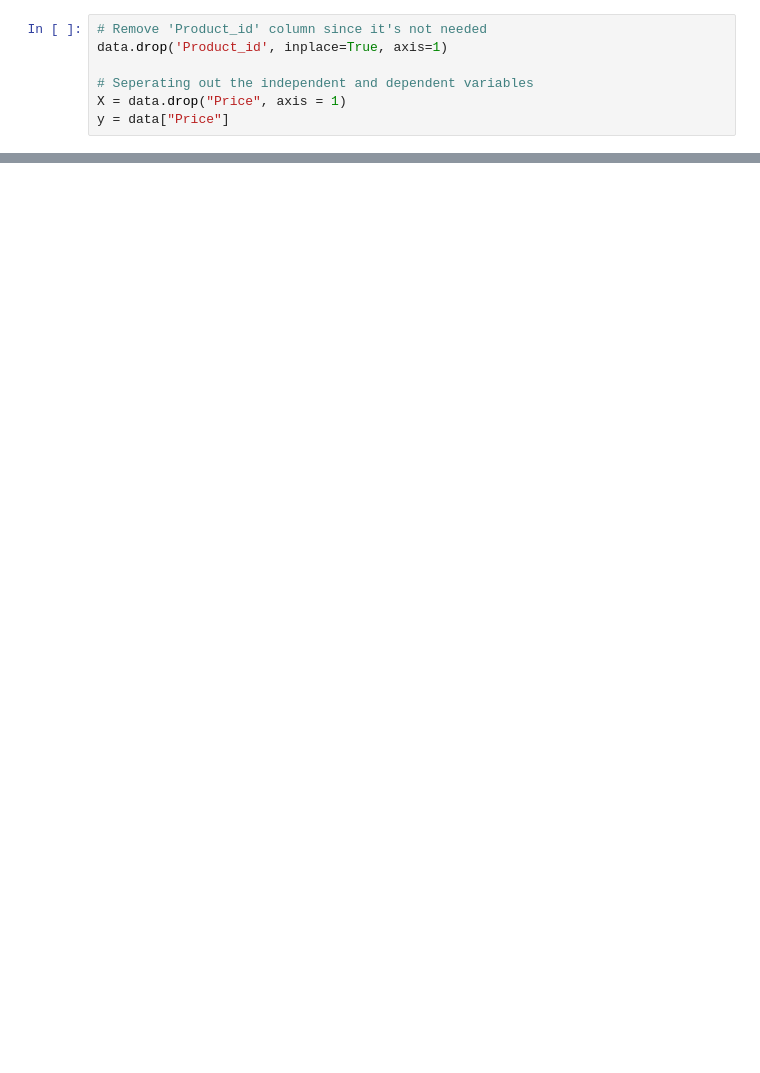
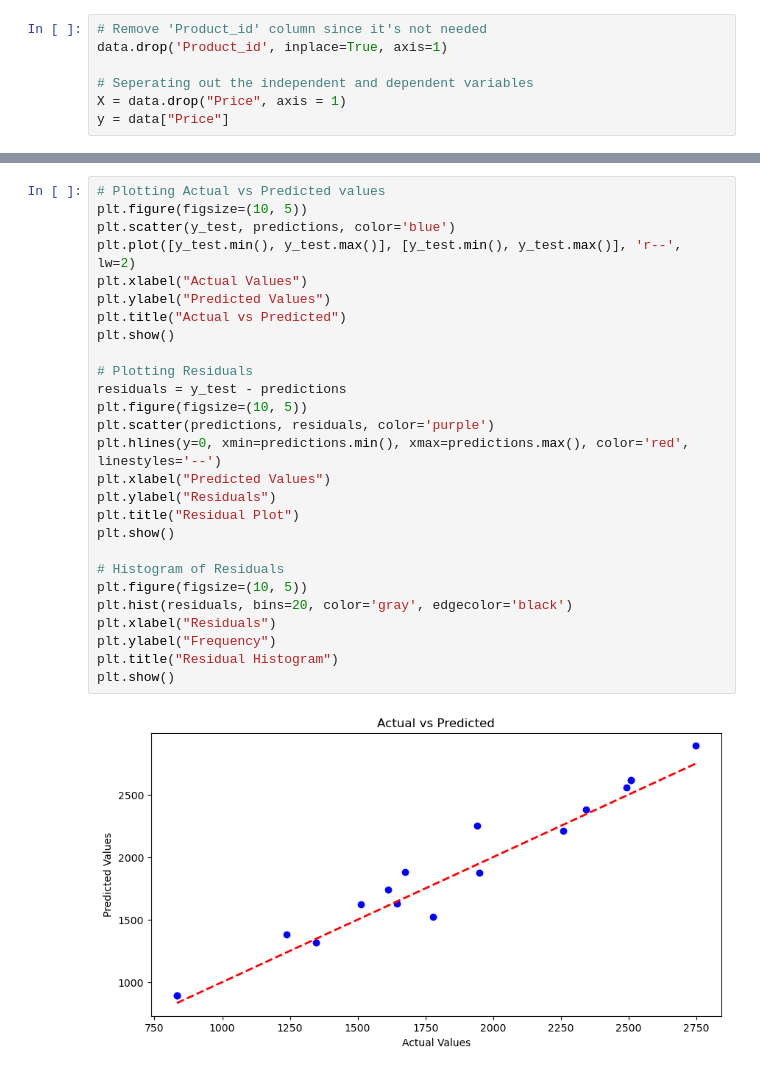
Before and after one commit to SimonDerejeW/Mobile-Price-Prediction, a Jupyter notebook: linear_regression.ipynb, the cells around one changed output, grey strips where cells are left out. Saved outputs shown, nothing was run; the diff lists cells and outputs as text; blank space fills up the shorter version.

```diff
--- a/linear_regression.ipynb
+++ b/linear_regression.ipynb
@@ -48,0 +77,29 @@ print(f"RMSE is: {np.sqrt(mean_squared_error(y_test,predictions))}")
+# %%
+# Plotting Actual vs Predicted values
+plt.figure(figsize=(10, 5))
+plt.scatter(y_test, predictions, color='blue')
+plt.plot([y_test.min(), y_test.max()], [y_test.min(), y_test.max()], 'r--', lw=2)
+plt.xlabel("Actual Values")
+plt.ylabel("Predicted Values")
+plt.title("Actual vs Predicted")
+plt.show()
+
+# Plotting Residuals
+residuals = y_test - predictions
+plt.figure(figsize=(10, 5))
+plt.scatter(predictions, residuals, color='purple')
+plt.hlines(y=0, xmin=predictions.min(), xmax=predictions.max(), color='red', linestyles='--')
+plt.xlabel("Predicted Values")
+plt.ylabel("Residuals")
+plt.title("Residual Plot")
+plt.show()
+
+# Histogram of Residuals
+plt.figure(figsize=(10, 5))
+plt.hist(residuals, bins=20, color='gray', edgecolor='black')
+plt.xlabel("Residuals")
+plt.ylabel("Frequency")
+plt.title("Residual Histogram")
+plt.show()
+# %% [output]
+[figure, added]
```
Also changed, not shown: parts of 5 cells of this notebook.
